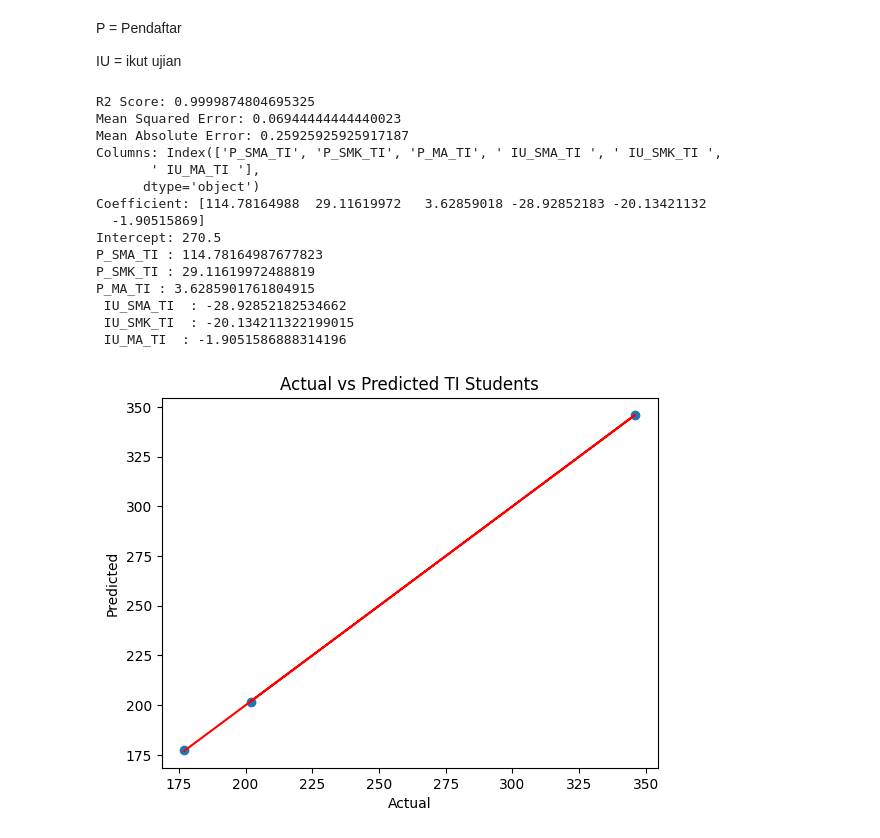
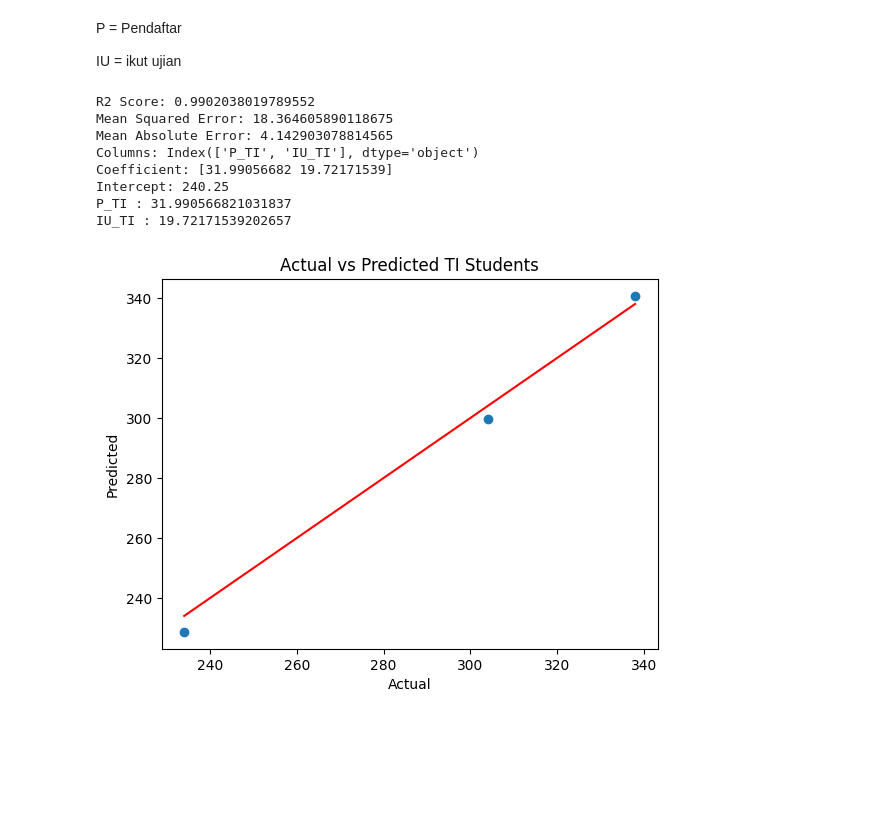
Before and after one commit to LeToyek/be_awahab, a Jupyter notebook: notebooks/predict.ipynb, the cells around one changed output. Saved outputs shown, nothing was run; the diff lists cells and outputs as text; code cells hidden in the pictures; blank space fills up the shorter version.

```diff
--- a/notebooks/predict.ipynb
+++ b/notebooks/predict.ipynb
@@ -23,0 +48,3 @@ df.head()
+# %%
+df = pd.read_excel('data/DATA_AWAHAB_FINAL.xlsx', sheet_name='data_import')
+df
@@ -54,5 +94,5 @@ memory usage: 1.8+ KB
 # %%
-df.rename(columns={'Unnamed: 0': 'year'}, inplace=True)
+df.rename(columns={'Tahun': 'year'}, inplace=True)
 df.set_index('year', inplace=True)
 df.head()
 # %% [output]
@@ -138,54 +170,47 @@ from sklearn.model_selection import train_test_split
 from sklearn.metrics import mean_squared_error,r2_score,mean_absolute_error
 
 scaler = StandardScaler()
-X = df_ti.drop(columns='Jml_Mhs_TI')
-y = df_ti['Jml_Mhs_TI']
+X = df_ti[['P_TI','IU_TI']]
+y = df_ti['DU_TI']
 
 X_train, X_test, y_train, y_test = train_test_split(X, y, test_size=0.2, random_state=42)
 
 X_train_scaled = scaler.fit_transform(X_train)
 X_test_scaled = scaler.transform(X_test)
 
 model = LinearRegression()
 model.fit(X_train_scaled, y_train)
 
 y_pred = model.predict(X_test_scaled)
 
 print(f"R2 Score: {r2_score(y_test, y_pred)}")
 print(f"Mean Squared Error: {mean_squared_error(y_test, y_pred)}")
 print(f"Mean Absolute Error: {mean_absolute_error(y_test, y_pred)}")
 
 # Coefficients
 print(f"Columns: {X.columns}")
 print(f"Coefficient: {model.coef_}")
 print(f"Intercept: {model.intercept_}")
 for col in X.columns:
     print(f"{col} : {model.coef_[X.columns.get_loc(col)]}")
 
 plt.plot(y_test, y_pred, 'o')
 # line plot linear regression
 plt.plot(y_test, y_test, 'r')
 plt.xlabel('Actual')
 plt.ylabel('Predicted')
 plt.title('Actual vs Predicted TI Students')
 plt.show()
 # %% [output]
-R2 Score: 0.9999874804695325
-Mean Squared Error: 0.06944444444440023
-Mean Absolute Error: 0.25925925925917187
-Columns: Index(['P_SMA_TI', 'P_SMK_TI', 'P_MA_TI', ' IU_SMA_TI ', ' IU_SMK_TI ',
-       ' IU_MA_TI '],
-      dtype='object')
-Coefficient: [114.78164988  29.11619972   3.62859018 -28.92852183 -20.13421132
-  -1.90515869]
-Intercept: 270.5
-P_SMA_TI : 114.78164987677823
-P_SMK_TI : 29.11619972488819
-P_MA_TI : 3.6285901761804915
- IU_SMA_TI  : -28.92852182534662
- IU_SMK_TI  : -20.134211322199015
- IU_MA_TI  : -1.9051586888314196
+R2 Score: 0.9902038019789552
+Mean Squared Error: 18.364605890118675
+Mean Absolute Error: 4.142903078814565
+Columns: Index(['P_TI', 'IU_TI'], dtype='object')
+Coefficient: [31.99056682 19.72171539]
+Intercept: 240.25
+P_TI : 31.990566821031837
+IU_TI : 19.72171539202657
-[figure, old version]
+[figure, new version]
 # %%
 # 3D Visualization
 from mpl_toolkits.mplot3d import Axes3D
```
Also changed, not shown: parts of 15 cells of this notebook, 4 other files.
